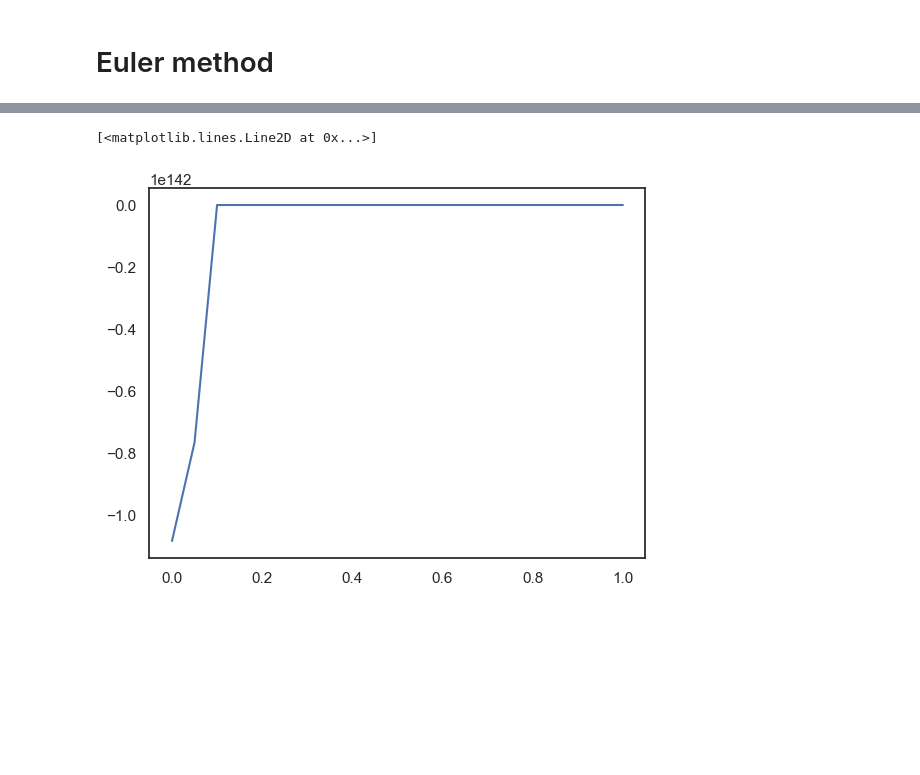
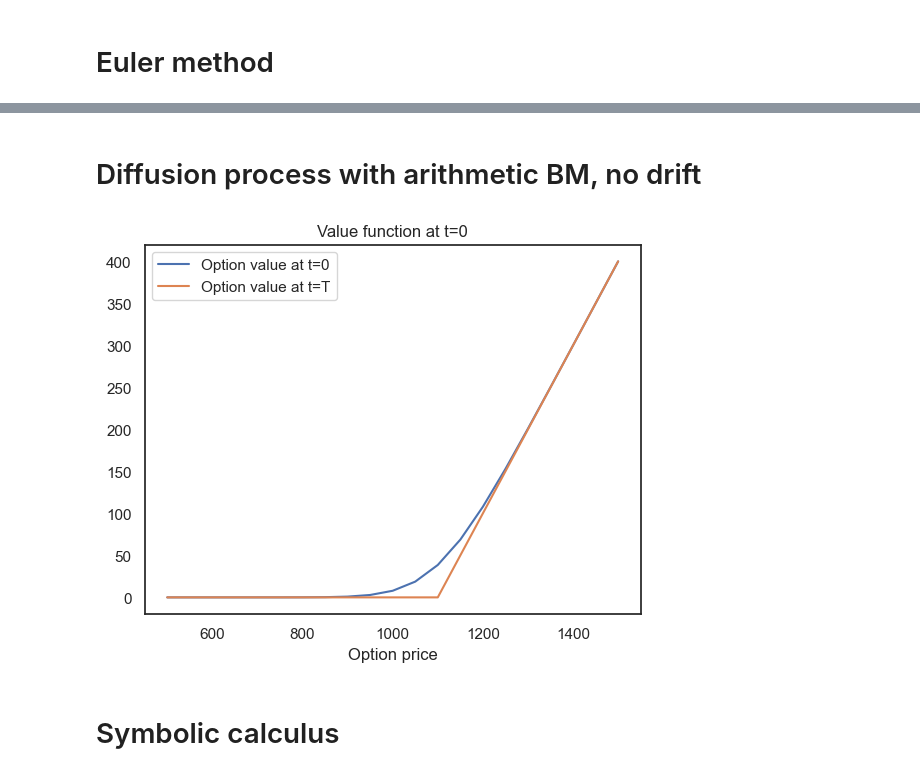
Before and after one commit to sb-bbr/AMM-Optimal-Exit-Time, a Jupyter notebook: Code/AMMSimulation.ipynb, the cells around one changed output, grey strips where cells are left out. Cells and saved outputs as stored; diff of their text form; code cells hidden in the pictures; blank space fills up the shorter version.

Commit message:
update Euler scheme

```diff
--- a/Code/AMMSimulation.ipynb
+++ b/Code/AMMSimulation.ipynb
@@ -602,10 +605,10 @@ for i in range(I - 1, -1, -1): # From I - 1 to 0
         # Solve the linear system --> know v(t_i, y_l, S_j) for all j
         V_matrix[i, l, :] = np.linalg.solve(A, V_matrix[i+1, l, :])
 
-        # Adjust v(t_{i}, y_l, S_j) --> know v(t_i, y_l, S_j) for all l and j
-        V_matrix[i, l, :] += V_matrix[i+1, l+1, :]*intensity_a(y_matrix[l], S_matrix) \
-                            + V_matrix[i+1, l-1, :]*intensity_b(y_matrix[l], S_matrix) \
+        # Adjust v(t_i, y_l, S_j) --> know v(t_i, y_l, S_j) for all l and j
+        V_matrix[i, l, :] += -1*(V_matrix[i, l+1, :]*intensity_a(y_matrix[l], S_matrix) \
+                            + V_matrix[i, l-1, :]*intensity_b(y_matrix[l], S_matrix) \
                             + intensity_a(y_matrix[l], S_matrix)*(phi_func(y_matrix[l-1])-phi_func(y_matrix[l])-ksi*S_matrix+r_fees(c/(y_matrix[l]**2))) \
-                            + intensity_b(y_matrix[l], S_matrix)*(phi_func(y_matrix[l+1])-phi_func(y_matrix[l])+ksi*S_matrix+r_fees(c/(y_matrix[l]**2)))
+                            + intensity_b(y_matrix[l], S_matrix)*(phi_func(y_matrix[l+1])-phi_func(y_matrix[l])+ksi*S_matrix+r_fees(c/(y_matrix[l]**2))))
     print('---> Done')
 # %% [output]
@@ -642,5 +631,0 @@ plt.plot(y_matrix, V_matrix[1,:,0])
-# %%
-plt.plot(time_discretization, V_matrix[:,15,0])
-# %% [output]
-[<matplotlib.lines.Line2D at 0x...>]
-[figure, removed]
@@ -646,0 +702,56 @@ plt.plot(time_discretization, V_matrix[:,15,0])
+# %% [markdown]
+# Diffusion process with arithmetic BM, no drift
+# %%
+S_0 = 10**3 # USD
+delta = 0.001
+h = 50
+T = 1 # 1 day
+sigma = 0.1*S_0 # 30% annual volatility --> 0.3/np.sqrt(365) daily volatility
+
+strike = 1.1*10**3
+
+scale_factor = 0.5
+
+# Grid (time, space, jumps)
+time_discretization = np.arange(0, T + delta, delta)
+S_matrix = np.arange((1-scale_factor)*S_0, (1+scale_factor)*S_0 + h, h)
+
+# Coefficient of the linear system
+c_0 = 1
+c_2 = 1 + delta*(1/h**2)*sigma**2
+c_1 = -(1/(2*h**2))*delta*(sigma**2)
+
+# Backward scheme
+
+I = time_discretization.shape[0] - 1
+J = S_matrix.shape[0] - 1
+
+V_matrix = np.zeros(shape=(I + 1, J + 1))
+
+# Terminal condition
+V_matrix[-1, :] = np.maximum(0, S_matrix - strike)
+
+# Define the linear system
+A_c_2 = np.diag(np.concatenate((np.array([c_0]), np.ones(shape=(J-1,))*c_2, np.array([c_0]))), k=0) # diagonal
+A_c_1 = np.diag(np.ones(shape=(J,))*c_1, k=1) # upper diagonal
+A_c_3 = np.diag(np.ones(shape=(J,))*c_1, k=-1) # lower diagonal
+
+A = A_c_1 + A_c_2 + A_c_3
+A[0, 1] = 0
+A[-1, -2] = 0
+
+for i in range(I - 1, -1, -1): # From I - 1 to 0
+    # Solve the linear system --> know v(t_i, y_l, S_j) for all j
+    V_matrix[i, :] = np.linalg.solve(A, V_matrix[i+1, :])
+
+plt.plot(S_matrix, V_matrix[0,:], label='Option value at t=0')
+plt.plot(S_matrix, V_matrix[-1,:], label='Option value at t=T')
+plt.title('Value function at t=0')
+plt.legend()
+plt.xlabel('Stock price')
+plt.xlabel('Option price')
+plt.show()
+# %% [output]
+[figure, added]
+# %% [markdown]
+# Symbolic calculus
```
Also changed, not shown: parts of 13 cells of this notebook, 4 other files.
